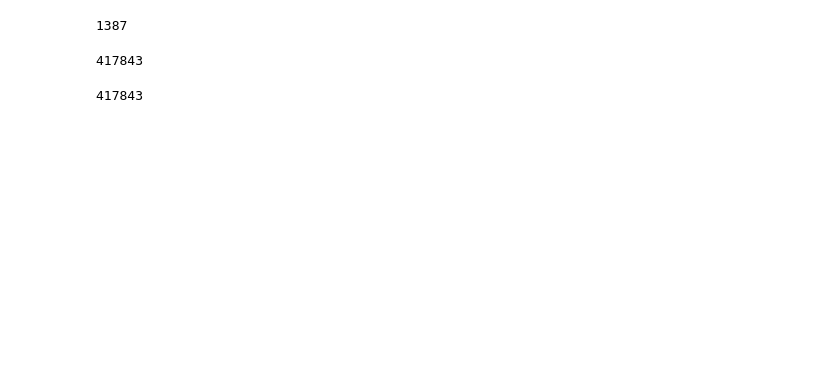
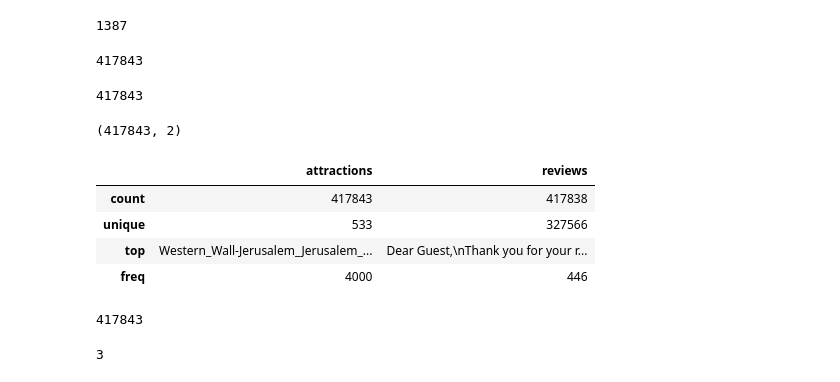
Before and after one commit to iglee/outrunJulesVerne, a Jupyter notebook: Scraping_reviews_first_round.ipynb, the cells around one changed output. Saved outputs shown, nothing was run; the diff lists cells and outputs as text; code cells hidden in the pictures; blank space fills up the shorter version.

```diff
--- a/Scraping_reviews_first_round.ipynb
+++ b/Scraping_reviews_first_round.ipynb
@@ -118,3 +164,5 @@ with open('data/reviews_0.csv','wb') as out:
     csv_out.writerow(['attractions','reviews'])
     for row in reviews_so_far:
         csv_out.writerow(row)
+# %%
+df = pd.read_csv('data/reviews_0.csv')
@@ -120,0 +191,16 @@ with open('data/reviews_0.csv','wb') as out:
+# %%
+df.shape
+# %% [output]
+(417843, 2)
+# %%
+df.describe()
+# %% [output]
+|  | attractions | reviews |
+| count | 417843 | 417838 |
+| unique | 533 | 327566 |
+| top | Western_Wall-Jerusalem_Jerusalem_... | Dear Guest,\nThank you for your r... |
+| freq | 4000 | 446 |
+# %%
+len(reviews)
+# %% [output]
+417843
@@ -120,0 +213,4 @@ with open('data/reviews_0.csv','wb') as out:
+# %%
+i
+# %% [output]
+3
```
Also changed, not shown: parts of 8 cells of this notebook.
